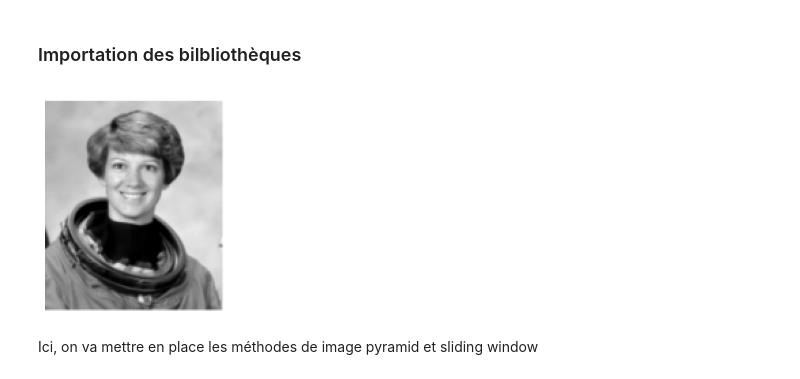
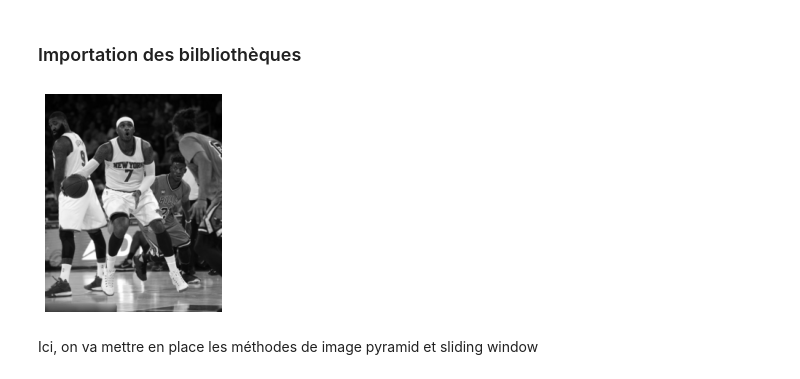
Before and after one commit to Jules02/TIPE, a Jupyter notebook: main.ipynb, the cells around one changed output. Saved outputs shown, nothing was run; the diff lists cells and outputs as text; code cells hidden in the pictures.

```diff
--- a/main.ipynb
+++ b/main.ipynb
@@ -17,13 +17,19 @@ import joblib
 # %%
-test_image = cv2.imread('img/astronaut.png')
+test_image = cv2.imread('img/basket.jpeg')
+
 test_image = color.rgb2gray(test_image)
-test_image = transform.rescale(test_image, 0.5)
-test_image = test_image[:160, 20:180]
 
-plt.imshow(test_image, cmap='gray')
+# Paramètre dont on étudiera l'influence
+(H_MAX, W_MAX) = (300, 600)
+
+if test_image.shape[0] > H_MAX or test_image.shape[1] > W_MAX:
+    s = min(H_MAX / test_image.shape[0], W_MAX / test_image.shape[1])
+    test_image = transform.rescale(test_image, s)
+
+plt.imshow(test_image, cmap="gray")
 plt.axis('off');
 # %% [output]
-[figure, old version]
+[figure, new version]
 # %% [markdown]
 Ici, on va mettre en place les méthodes de image pyramid et sliding window
 # %%
```
Also changed, not shown: parts of 7 cells of this notebook, 2 other files.
